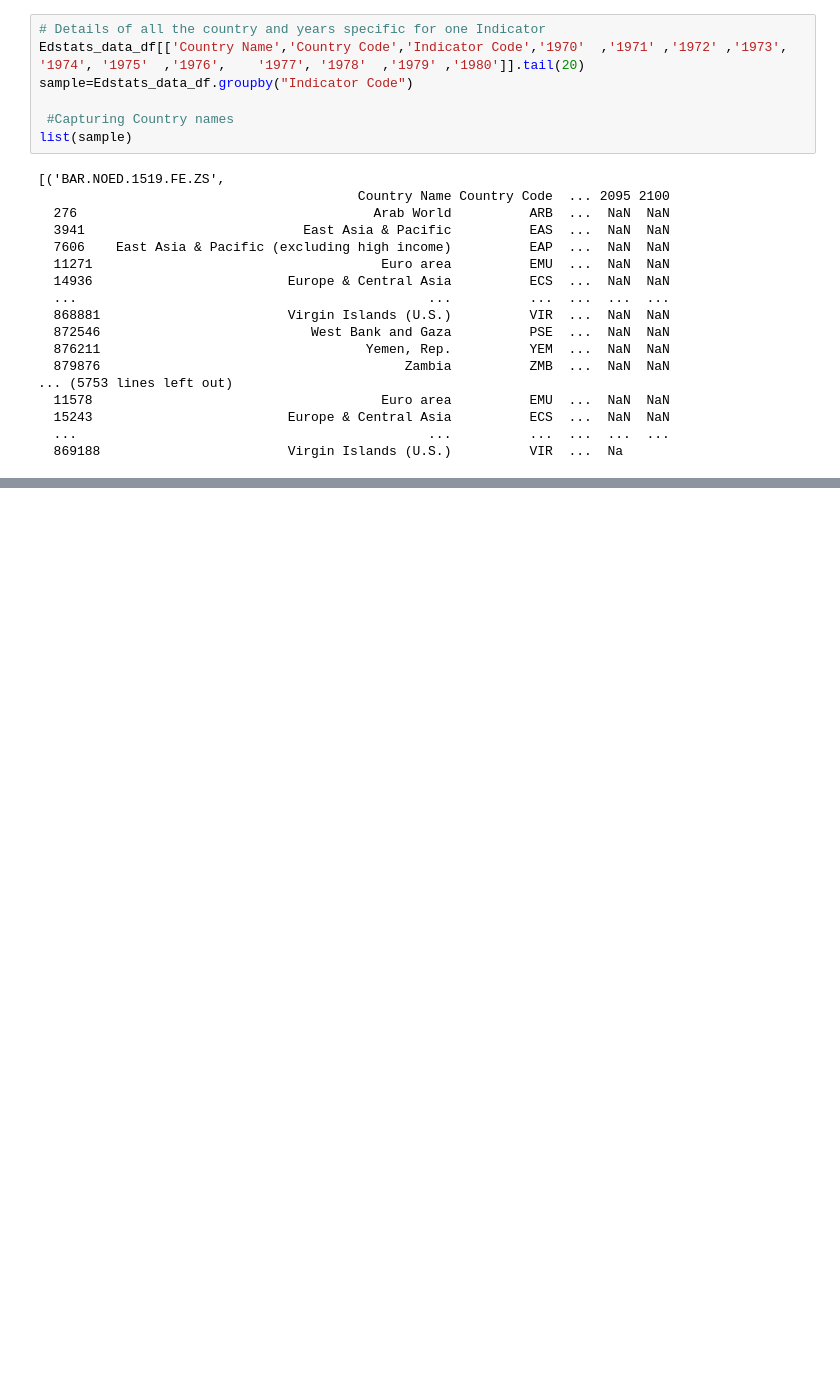
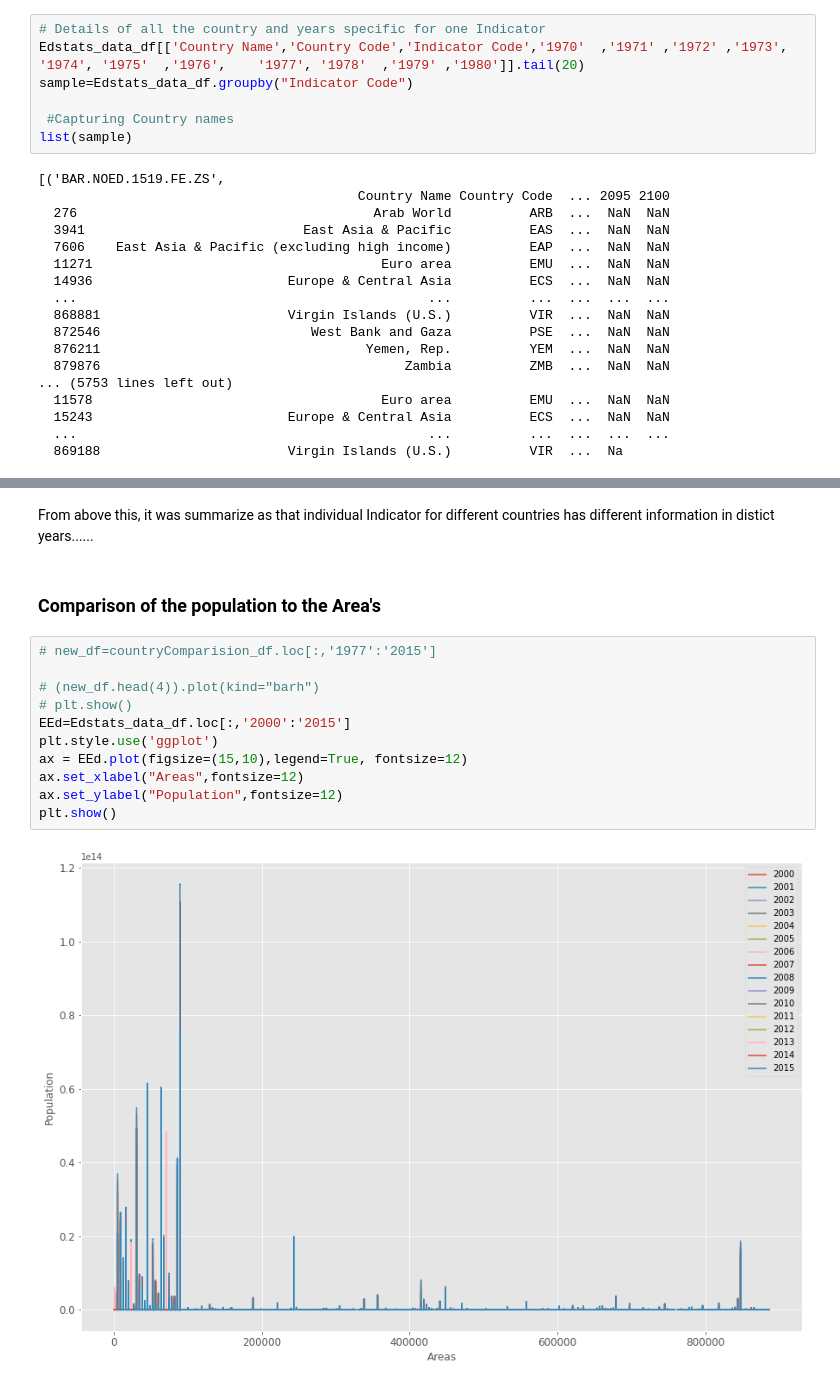
Before and after one commit to Kanika211/World-Bank-Global-Education_EDA_capstone1, a Jupyter notebook: World_Bank_Global_Education_Capstone1.ipynb, the cells around one changed output, grey strips where cells are left out. Saved outputs shown, nothing was run; the diff lists cells and outputs as text; blank space fills up the shorter version.

```diff
--- a/World_Bank_Global_Education_Capstone1.ipynb
+++ b/World_Bank_Global_Education_Capstone1.ipynb
@@ -440,0 +541,17 @@ list(sample)
+# %% [markdown]
+From above this, it was summarize as that individual Indicator for different countries has different information in distict years......
+# %% [markdown]
+### Comparison of the population to the Area's
+# %%
+# new_df=countryComparision_df.loc[:,'1977':'2015']
+
+# (new_df.head(4)).plot(kind="barh")
+# plt.show()
+EEd=Edstats_data_df.loc[:,'2000':'2015']
+plt.style.use('ggplot')
+ax = EEd.plot(figsize=(15,10),legend=True, fontsize=12)
+ax.set_xlabel("Areas",fontsize=12)
+ax.set_ylabel("Population",fontsize=12)
+plt.show()
+# %% [output]
+[figure, added]
```
Also changed, not shown: parts of 8 cells of this notebook.
